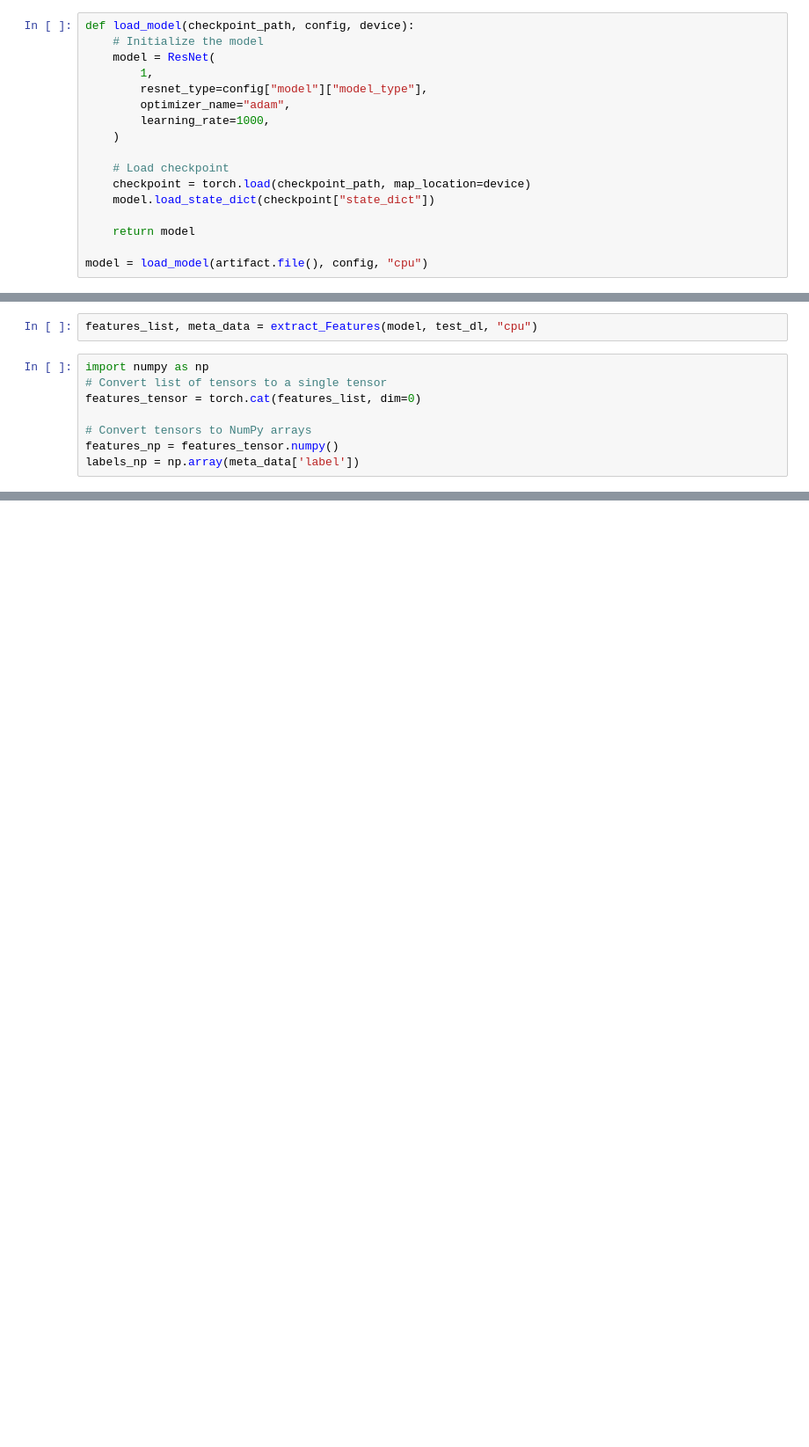
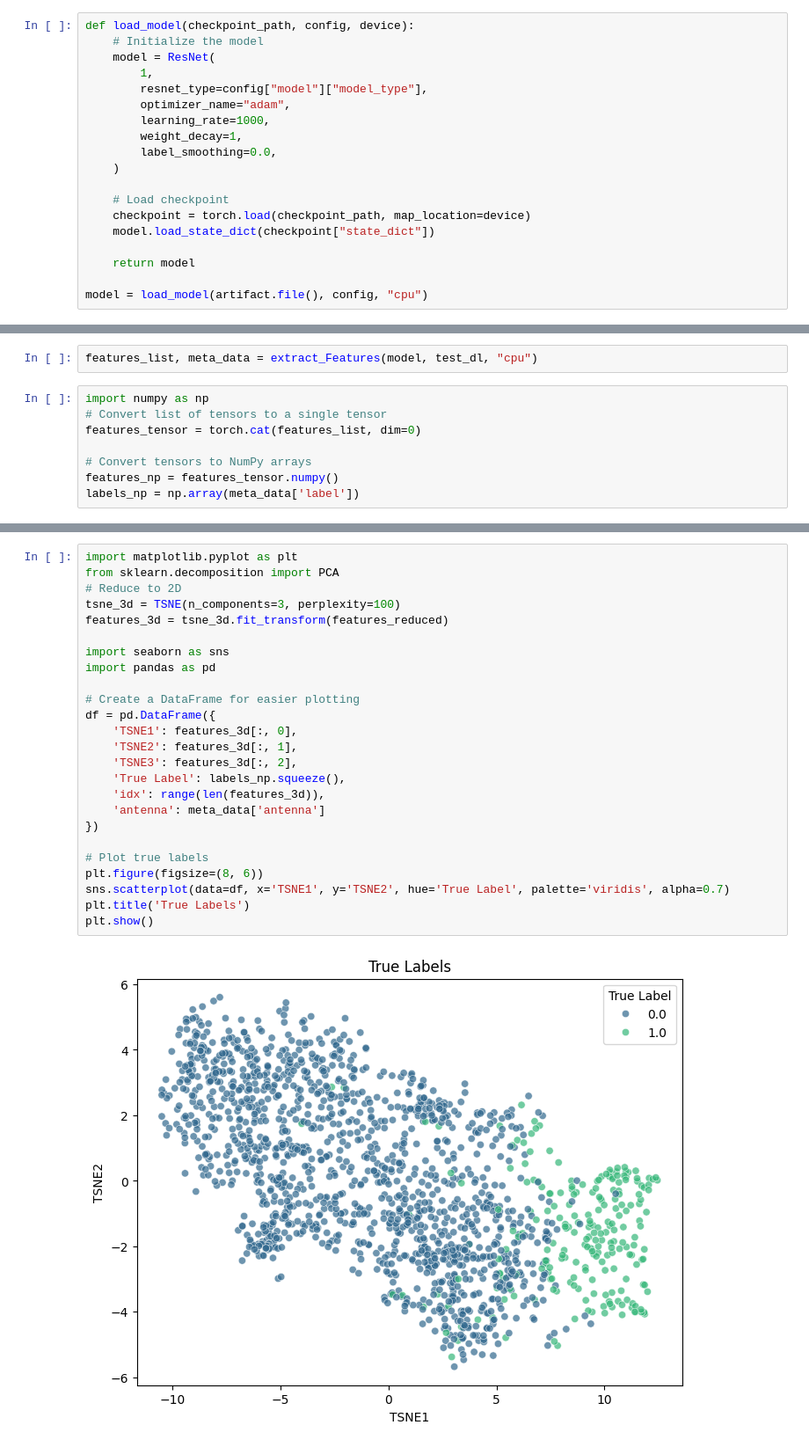
Before and after one commit to i4Ds/FlareSense-v2, a Jupyter notebook: deepcluster.ipynb, the cells around one changed output, grey strips where cells are left out. Shown at 88% size. Cells and saved outputs as stored; diff of their text form; blank space fills up the shorter version.

```diff
--- a/deepcluster.ipynb
+++ b/deepcluster.ipynb
@@ -37,6 +37,8 @@ def load_model(checkpoint_path, config, device):
         resnet_type=config["model"]["model_type"],
         optimizer_name="adam",
         learning_rate=1000,
+        weight_decay=1,
+        label_smoothing=0.0,
     )
 
     # Load checkpoint
@@ -186,0 +178,27 @@ plt.show()
+# %%
+import matplotlib.pyplot as plt
+from sklearn.decomposition import PCA
+# Reduce to 2D
+tsne_3d = TSNE(n_components=3, perplexity=100)
+features_3d = tsne_3d.fit_transform(features_reduced)
+
+import seaborn as sns
+import pandas as pd
+
+# Create a DataFrame for easier plotting
+df = pd.DataFrame({
+    'TSNE1': features_3d[:, 0],
+    'TSNE2': features_3d[:, 1],
+    'TSNE3': features_3d[:, 2],
+    'True Label': labels_np.squeeze(),
+    'idx': range(len(features_3d)),
+    'antenna': meta_data['antenna']
+})
+
+# Plot true labels
+plt.figure(figsize=(8, 6))
+sns.scatterplot(data=df, x='TSNE1', y='TSNE2', hue='True Label', palette='viridis', alpha=0.7)
+plt.title('True Labels')
+plt.show()
+# %% [output]
+[figure, added]
```
Also changed, not shown: parts of 35 cells of this notebook, 9 other files.
